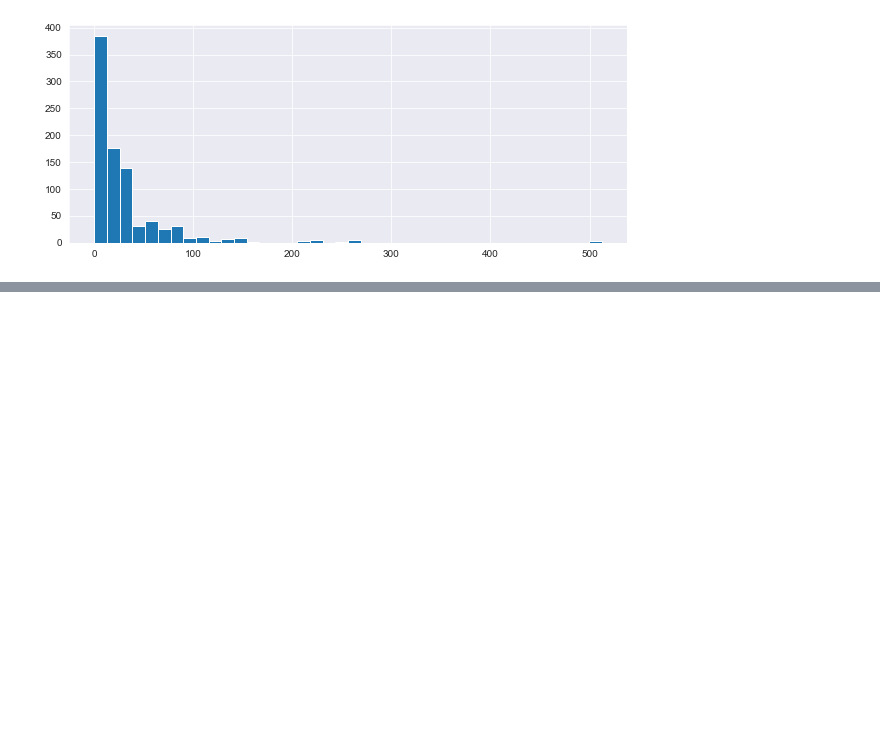
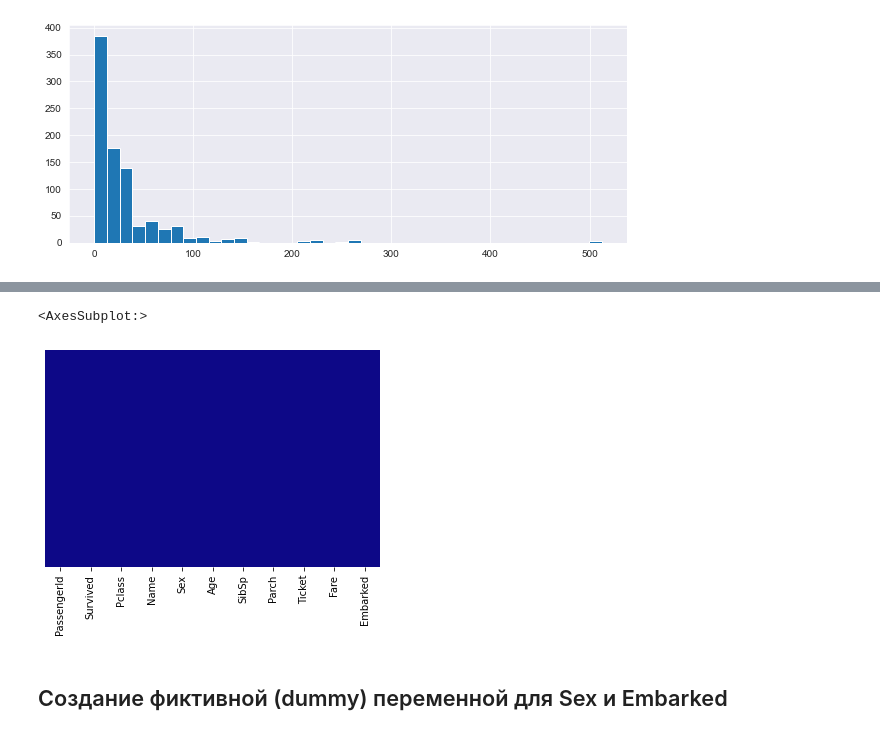
Before and after one commit to Inna-Kosovan/DataScienceBeginning, a Jupyter notebook: ML/logistic_regression/logistic_regression.ipynb, the cells around one changed output, grey strips where cells are left out. Drawn from its saved outputs; the diff is of its cells as text; code cells hidden in the pictures; blank space fills up the shorter version.

```diff
--- a/ML/logistic_regression/logistic_regression.ipynb
+++ b/ML/logistic_regression/logistic_regression.ipynb
@@ -84,0 +129,5 @@ training_set['Fare'].hist(bins=40, figsize=(10, 4))
+# %%
+sns.heatmap(training_set.isnull(), yticklabels=False, cbar=False, cmap='plasma')
+# %% [output]
+<AxesSubplot:>
+[figure, added]
@@ -84,0 +136,2 @@ training_set['Fare'].hist(bins=40, figsize=(10, 4))
+# %% [markdown]
+## Создание фиктивной (dummy) переменной для Sex и Embarked
```
Also changed, not shown: parts of 31 cells of this notebook.
